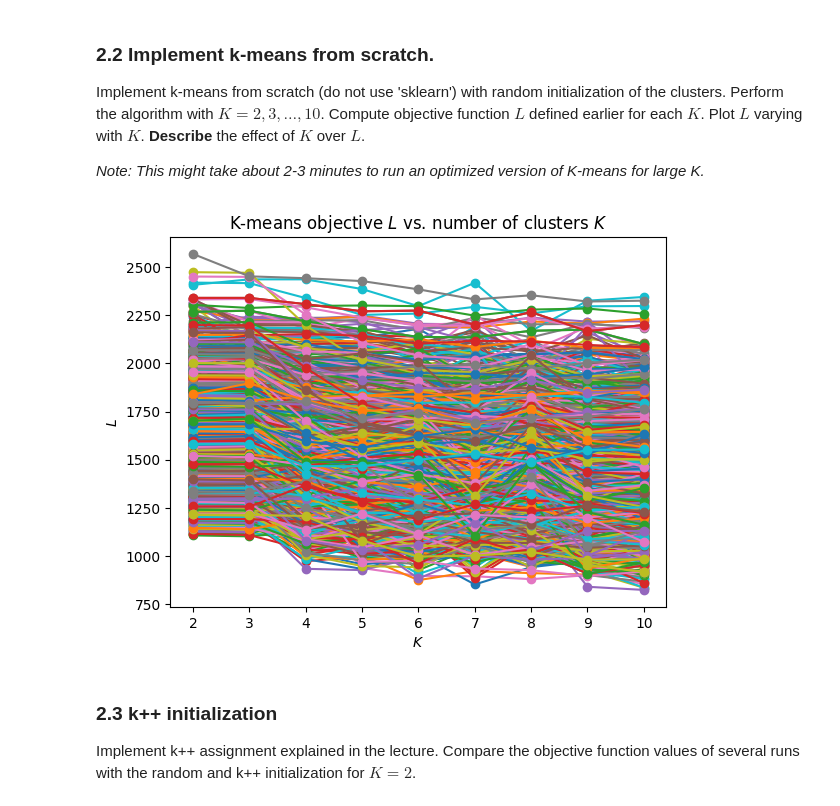
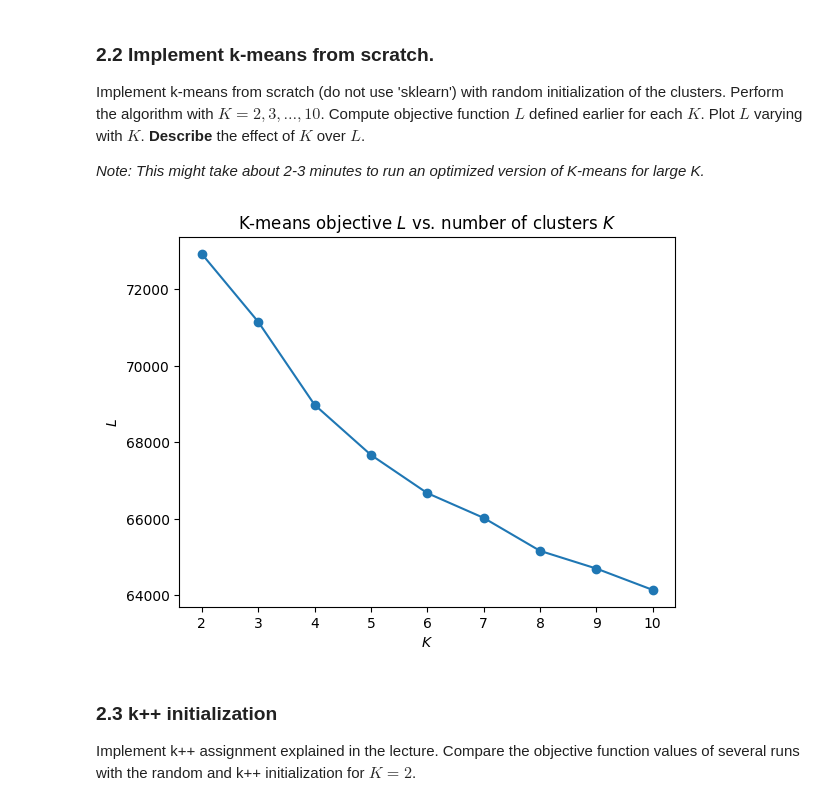
Before and after one commit to Arkanthara/data_science, a Jupyter notebook: TP_C_Michel_Jean_Joseph_Donnet.ipynb, the cells around one changed output. Saved outputs shown, nothing was run; the diff lists cells and outputs as text; code cells hidden in the pictures.

```diff
--- a/TP_C_Michel_Jean_Joseph_Donnet.ipynb
+++ b/TP_C_Michel_Jean_Joseph_Donnet.ipynb
@@ -297,14 +297,6 @@ class KMeans:
 
         raise ValueError("init must be 'random' or 'kmeans++'")
 
-    # def assign(self, X) -> np.ndarray:
-    #     distances = np.array([np.linalg.norm(X - mu, axis=1) for mu in self.centroids]).T
-    #     # distances = np.linalg.norm(X[:, np.newaxis] - self.centroids, axis=2)
-    #     index = np.argmin(distances, axis=1)
-    #     classes = np.zeros((X.shape[0], len(self.centroids)))
-    #     classes[np.arange(classes.shape[0]), index] = 1
-    #     return classes
-
     def fit(self, X):
         # initialize centroids randomly
         self.centroids = self._init_centroids(X)
@@ -329,32 +321,33 @@ class KMeans:
         return np.argmin(distances, axis=0)
 
     def fit_predict(self, X, y=None):
-        return self.fit(X).labels_
+        self.fit(X)
+        return self.labels_
 # %%
 import matplotlib.pyplot as plt
 import numpy as np
 import tqdm
 
 Ks = range(2, 11)
 L_values = []
 
 for K in tqdm.tqdm(Ks):
     model = KMeans(n_clusters=K, init="random", max_iter=300)
     model.fit(data)
 
     # compute the objective function L
     labels = model.labels_
     centroids = model.centroids
-    L = np.linalg.norm(data - centroids[labels], axis=1)
+    L = np.linalg.norm(data - centroids[labels])
     L_values.append(L)
 
 plt.plot(Ks, L_values, marker="o")
 plt.xlabel("$K$")
 plt.ylabel("$L$")
 plt.title("K-means objective $L$ vs. number of clusters $K$")
 plt.show()
 # %% [output]
-[figure, old version]
+[figure, new version]
 # %% [markdown]
 ### 2.3 k++ initialization
 
```
Also changed, not shown: parts of 15 cells of this notebook.
